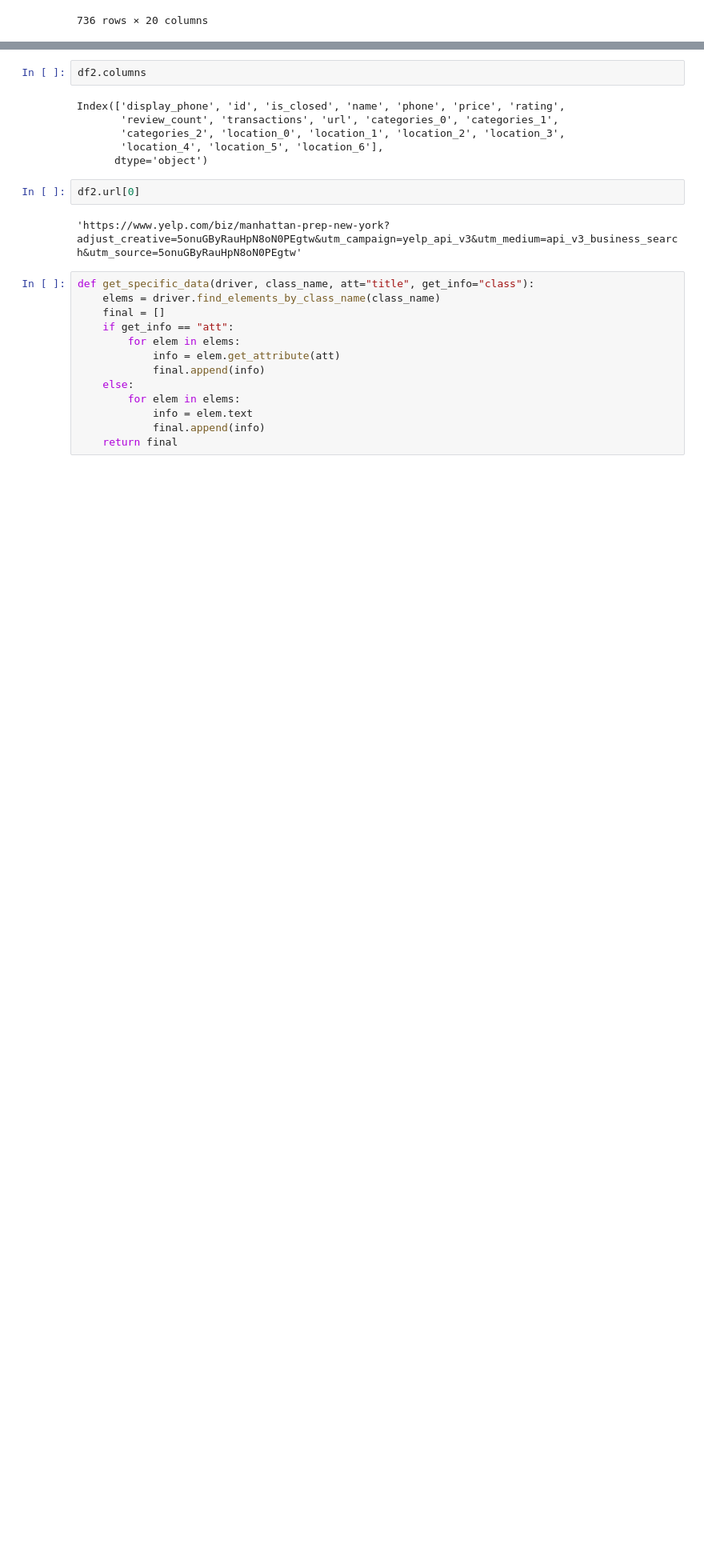
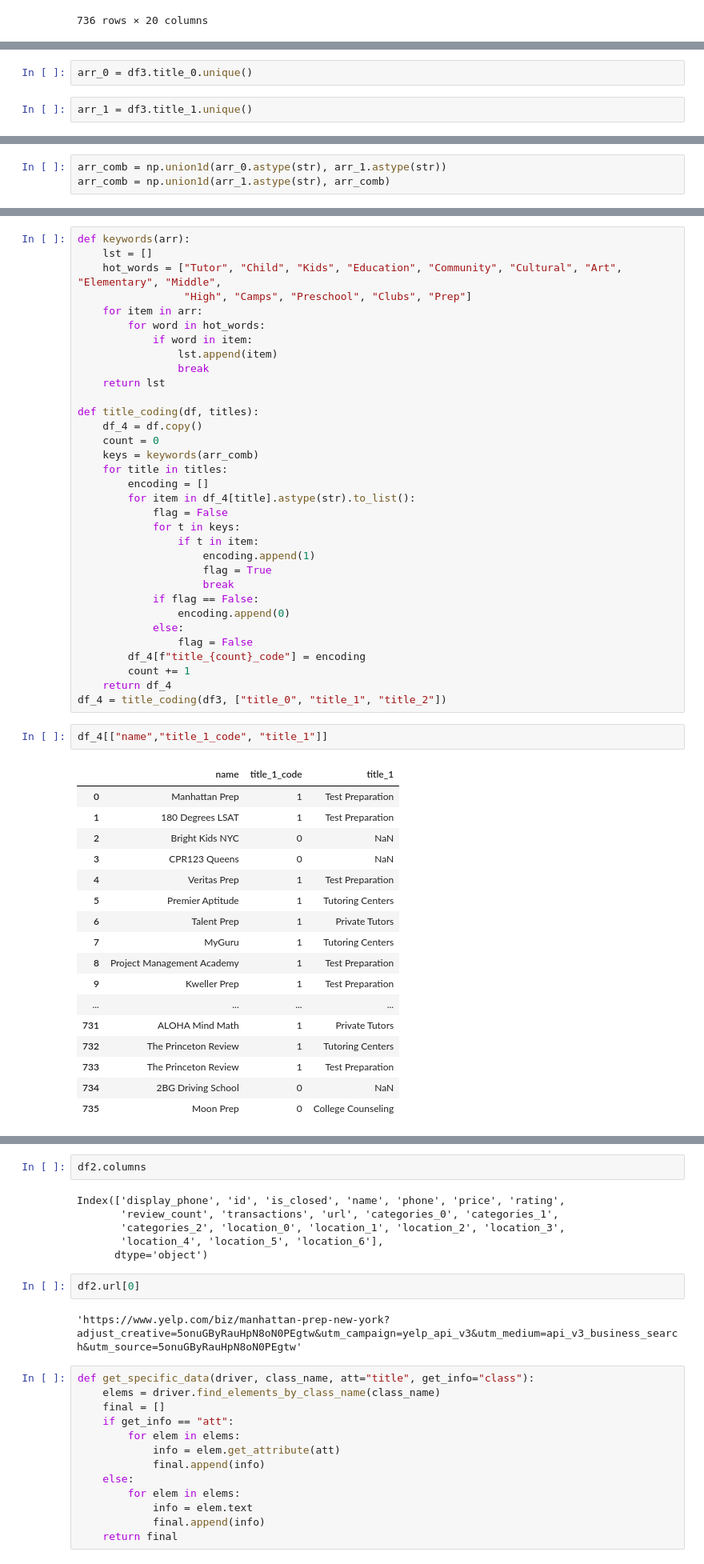
Before and after one commit to rvent/Tutoring_Company_Project, a Jupyter notebook: Final_Presentation.ipynb, the cells around one changed output, grey strips where cells are left out. Shown at 80% size. Cells and saved outputs as stored; diff of their text form; blank space fills up the shorter version.

Commit message:
add function to clean dataframe

```diff
--- a/Final_Presentation.ipynb
+++ b/Final_Presentation.ipynb
@@ -232,0 +314,4 @@ df2
+# %%
+arr_0 = df3.title_0.unique()
+# %%
+arr_1 = df3.title_1.unique()
@@ -232,0 +320,3 @@ df2
+# %%
+arr_comb = np.union1d(arr_0.astype(str), arr_1.astype(str))
+arr_comb = np.union1d(arr_1.astype(str), arr_comb)
@@ -232,0 +384,53 @@ df2
+# %%
+def keywords(arr):
+    lst = []
+    hot_words = ["Tutor", "Child", "Kids", "Education", "Community", "Cultural", "Art", "Elementary", "Middle",
+                 "High", "Camps", "Preschool", "Clubs", "Prep"]
+    for item in arr:
+        for word in hot_words:
+            if word in item:
+                lst.append(item)
+                break
+    return lst
+
+def title_coding(df, titles):
+    df_4 = df.copy()
+    count = 0
+    keys = keywords(arr_comb)
+    for title in titles:
+        encoding = []
+        for item in df_4[title].astype(str).to_list():
+            flag = False
+            for t in keys:
+                if t in item:
+                    encoding.append(1)
+                    flag = True
+                    break
+            if flag == False:
+                encoding.append(0)
+            else:
+                flag = False
+        df_4[f"title_{count}_code"] = encoding
+        count += 1
+    return df_4
+df_4 = title_coding(df3, ["title_0", "title_1", "title_2"])
+# %%
+df_4[["name","title_1_code", "title_1"]]
+# %% [output]
+|  | name | title_1_code | title_1 |
+| 0 | Manhattan Prep | 1 | Test Preparation |
+| 1 | 180 Degrees LSAT | 1 | Test Preparation |
+| 2 | Bright Kids NYC | 0 | NaN |
+| 3 | CPR123 Queens | 0 | NaN |
+| 4 | Veritas Prep | 1 | Test Preparation |
+| 5 | Premier Aptitude | 1 | Tutoring Centers |
+| 6 | Talent Prep | 1 | Private Tutors |
+| 7 | MyGuru | 1 | Tutoring Centers |
+| 8 | Project Management Academy | 1 | Test Preparation |
+| 9 | Kweller Prep | 1 | Test Preparation |
+| ... | ... | ... | ... |
+| 731 | ALOHA Mind Math | 1 | Private Tutors |
+| 732 | The Princeton Review | 1 | Tutoring Centers |
+| 733 | The Princeton Review | 1 | Test Preparation |
+| 734 | 2BG Driving School | 0 | NaN |
+| 735 | Moon Prep | 0 | College Counseling |
```
Also changed, not shown: parts of 22 cells of this notebook.
